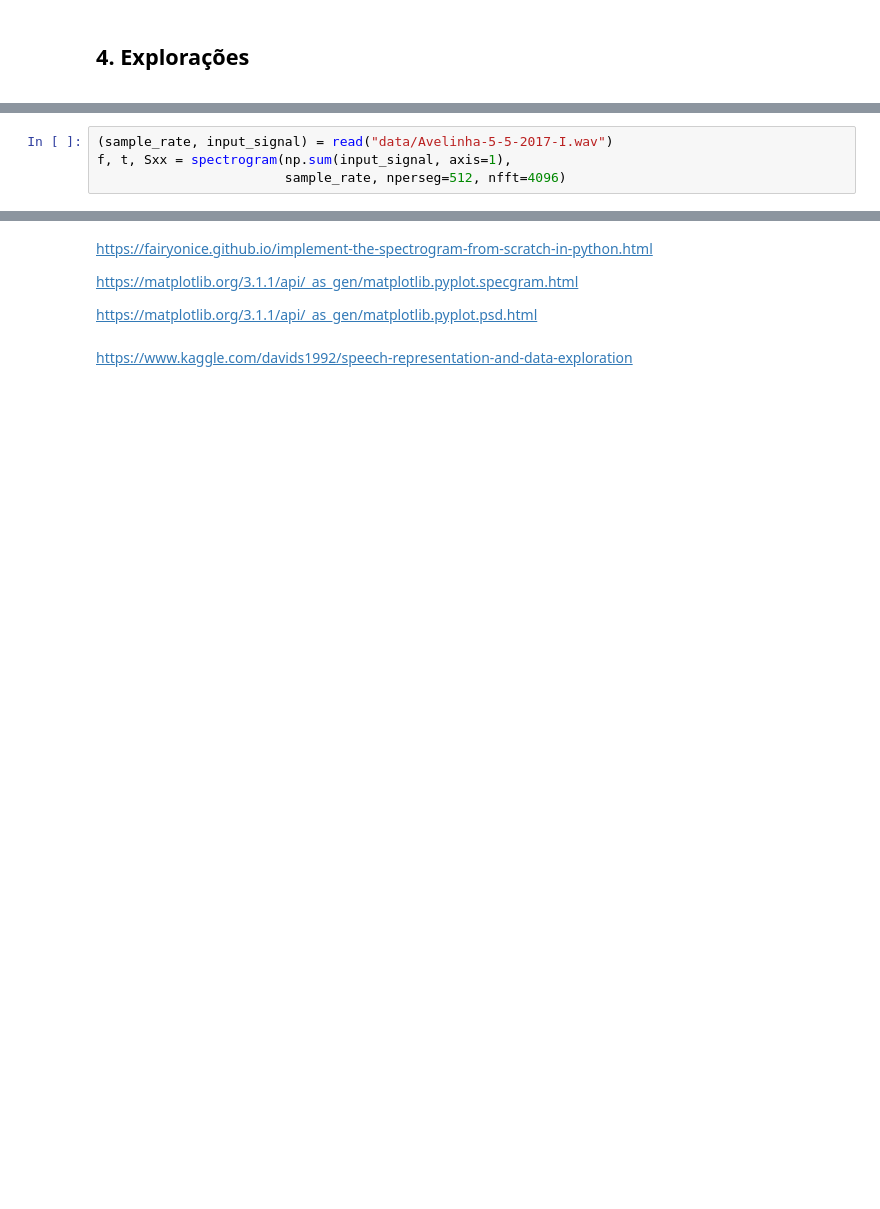
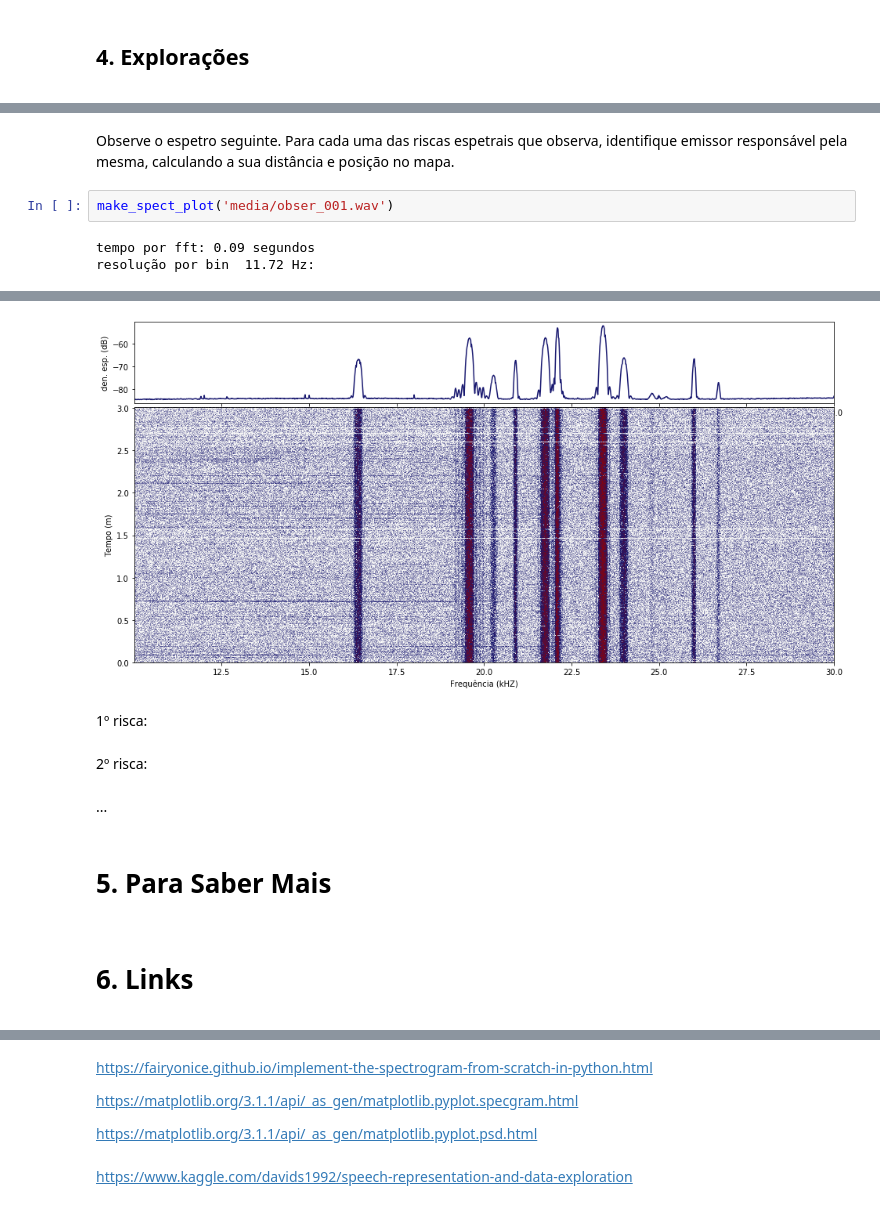
Before and after one commit to ricgama/VLF-LAB, a Jupyter notebook: Lab01 - Intro. VLF.ipynb, the cells around one changed output, grey strips where cells are left out. Cells and saved outputs as stored; diff of their text form; blank space fills up the shorter version.

```diff
--- a/Lab01 - Intro. VLF.ipynb
+++ b/Lab01 - Intro. VLF.ipynb
@@ -312,4 +320,7 @@ make_spect_plot('../Observações/data_files/logfile3_02_02_2011.WAV')
-# %%
-(sample_rate, input_signal) = read("data/Avelinha-5-5-2017-I.wav")
-f, t, Sxx = spectrogram(np.sum(input_signal, axis=1),
-                        sample_rate, nperseg=512, nfft=4096)
+# %% [markdown]
+Observe o espetro seguinte. Para cada uma das riscas espetrais que observa, identifique emissor responsável pela mesma, calculando a sua distância e posição no mapa.
+# %%
+make_spect_plot('media/obser_001.wav')
+# %% [output]
+tempo por fft: 0.09 segundos
+resolução por bin  11.72 Hz:
@@ -316 +328,16 @@ f, t, Sxx = spectrogram(np.sum(input_signal, axis=1),
+[figure, added]
+# %% [markdown]
+1º risca:
+# %% [markdown]
+2º risca:
+# %% [markdown]
+...
+# %% [markdown]
+# 5. Para Saber Mais
+
+<a id="mais"></a>
+# %% [markdown]
+# 6. Links
+
+<a id="links"></a>
 # %% [markdown]
```
Also changed, not shown: parts of 23 cells of this notebook, 4 other files.
